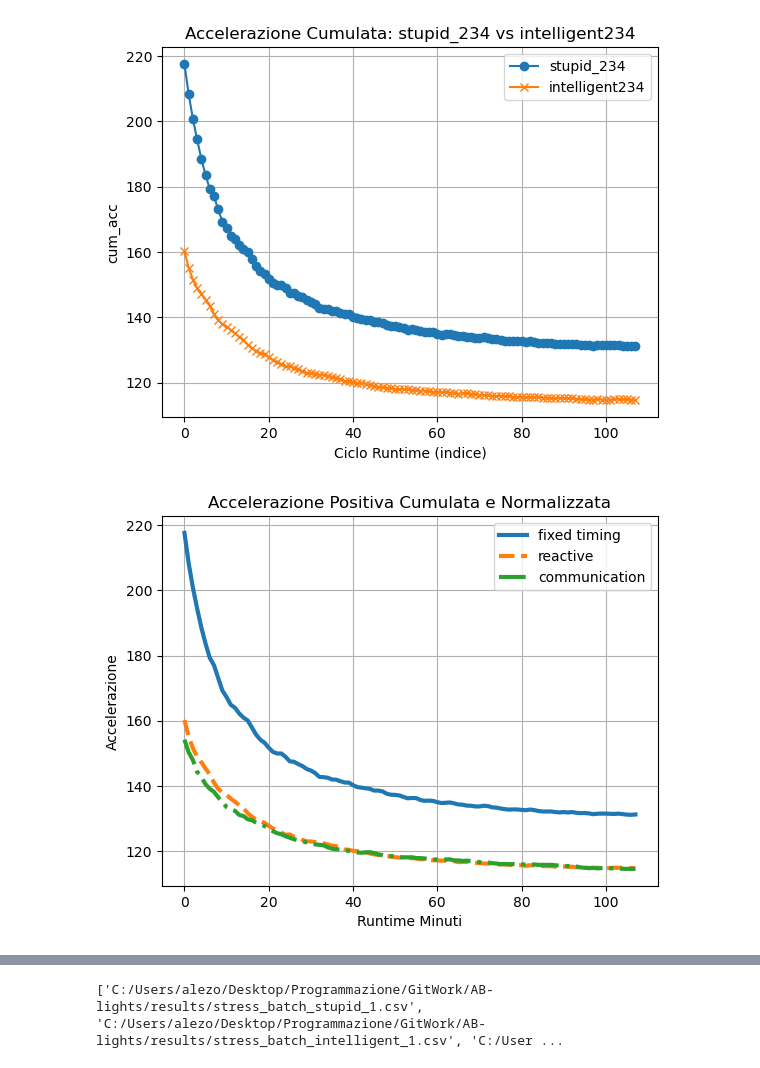
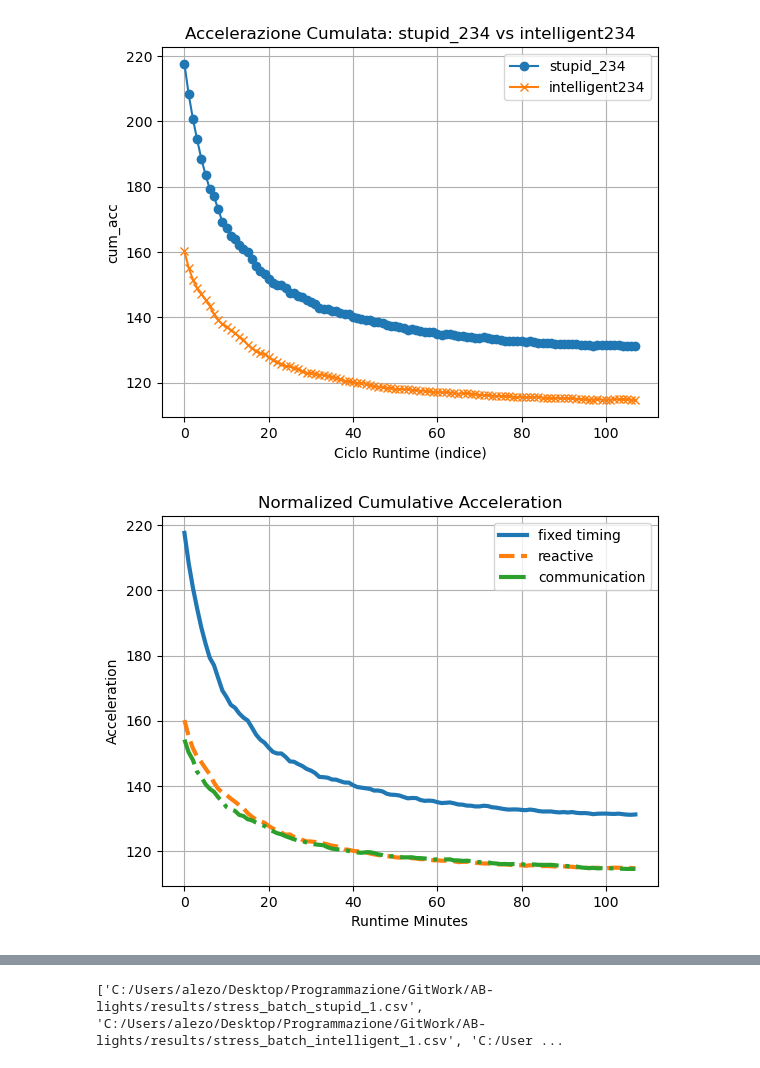
Before and after one commit to marcobianchi463/AB-lights, a Jupyter notebook: Traffic_Analysis.ipynb, the cells around one changed output, grey strips where cells are left out. Saved outputs shown, nothing was run; the diff lists cells and outputs as text; code cells hidden in the pictures.

```diff
--- a/Traffic_Analysis.ipynb
+++ b/Traffic_Analysis.ipynb
@@ -305,24 +305,24 @@ path_acc = os.path.join(plot_folder, nome_acc)
 # %%
 # Accelerazione con seed 234
 df_stupid = dfs_stupid["stupid_234"]
 df_intelligent = dfs_intelligent["intelligent234"]
 df_godly = dfs_godly["godly_234"]
 # Plot accelerazione cumulata
 plt.plot(df_stupid['cum_acc'].values,linestyle='-',linewidth=3, label='fixed timing')
 plt.plot(df_intelligent['cum_acc'].values, linestyle='--',linewidth=3, label='reactive')
 plt.plot(df_godly['cum_acc'].values,linestyle='-.',linewidth=3, label='communication')
 
-plt.title('Accelerazione Positiva Cumulata e Normalizzata')
-plt.ylabel('Accelerazione')
-plt.xlabel('Runtime Minuti')
+plt.title('Normalized Cumulative Acceleration')
+plt.ylabel('Acceleration')
+plt.xlabel('Runtime Minutes')
 plt.legend()
 plt.grid(True)
 
 #salva
 plt.savefig(path_acc, dpi=300, bbox_inches='tight')
 plt.show()
 # %% [output]
-[figure, old version]
+[figure, new version]
 # %%
 nome_vel = "velocity.png"
 path_vel = os.path.join(plot_folder, nome_vel)
```
Also changed, not shown: parts of 10 cells of this notebook, 7 other files.
